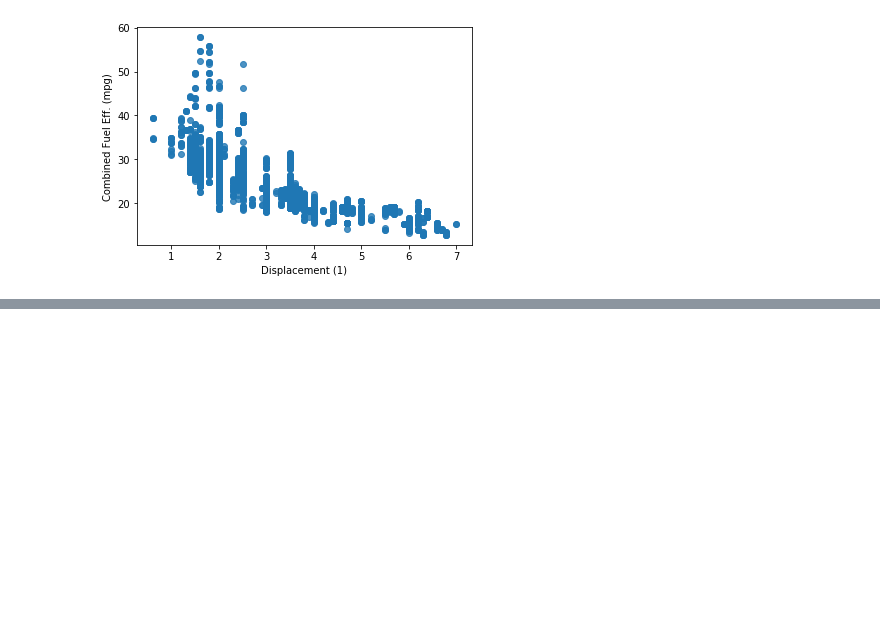
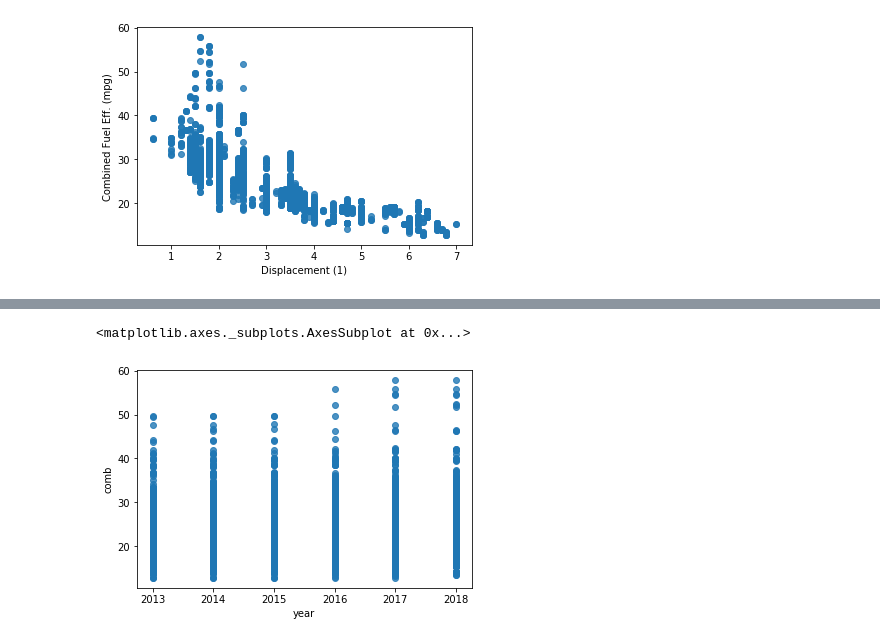
Before and after one commit to OkeyDokeyGnocchi/jupyter_notebooks_practice, a Jupyter notebook: matplot_seaborn_pt_2/matplotlib_and_seaborn_pt_2.ipynb, the cells around one changed output, grey strips where cells are left out. Saved outputs shown, nothing was run; the diff lists cells and outputs as text; code cells hidden in the pictures; blank space fills up the shorter version.

Commit message:
continued up to violin plots

```diff
--- a/matplot_seaborn_pt_2/matplotlib_and_seaborn_pt_2.ipynb
+++ b/matplot_seaborn_pt_2/matplotlib_and_seaborn_pt_2.ipynb
@@ -38,0 +50,5 @@ Text(0, 0.5, 'Combined Fuel Eff. (mpg)')
+# %%
+sb.regplot(data=fuel_econ, x ='year', y='comb', fit_reg=False)
+# %% [output]
+<matplotlib.axes._subplots.AxesSubplot at 0x...>
+[figure, added]
```
Also changed, not shown: parts of 24 cells of this notebook.
